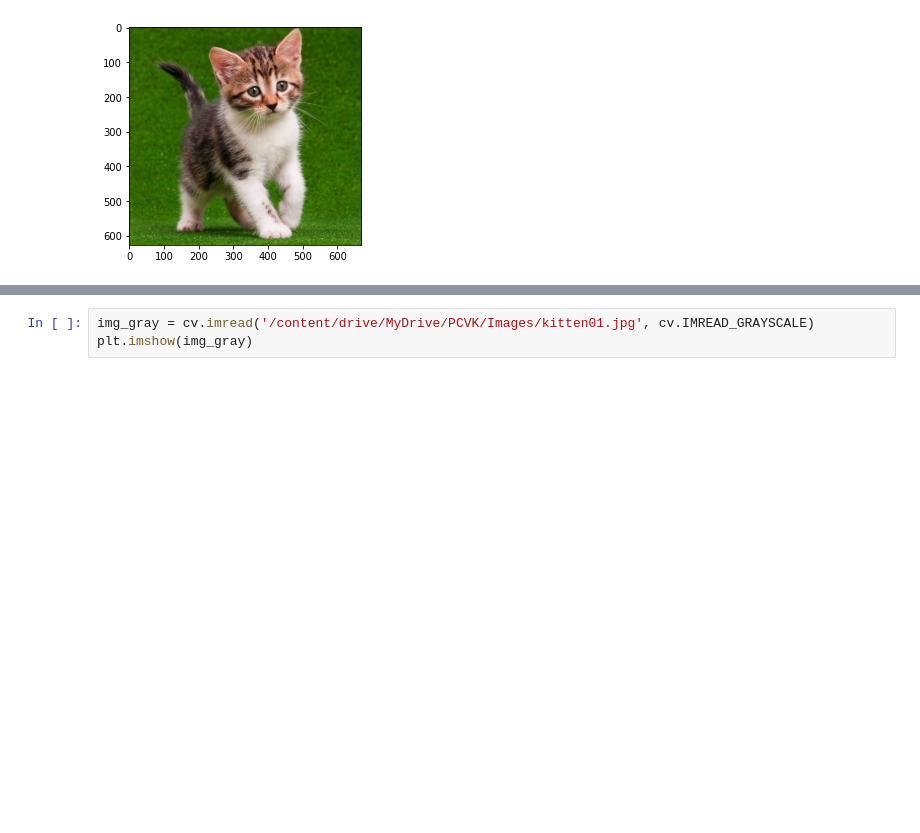
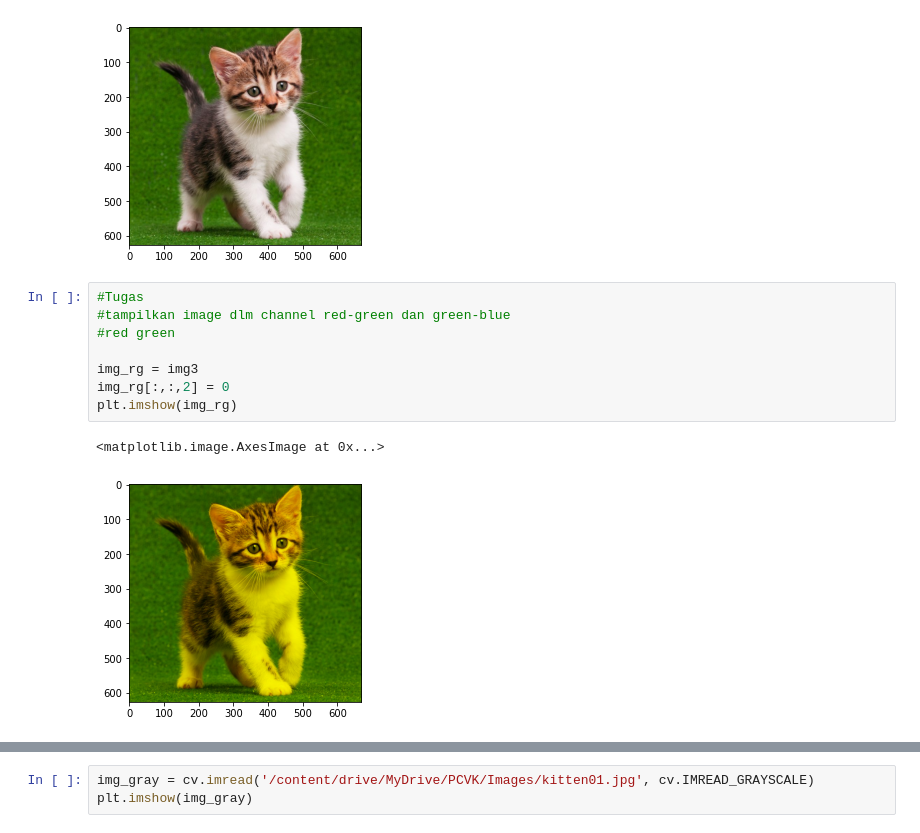
Before and after one commit to fatin28/PCVK_Genap_2022, a Jupyter notebook: Week2.ipynb, the cells around one changed output, grey strips where cells are left out. Saved outputs shown, nothing was run; the diff lists cells and outputs as text; blank space fills up the shorter version.

```diff
--- a/Week2.ipynb
+++ b/Week2.ipynb
@@ -25,3 +25,14 @@ plt.imshow(img3)
 # %% [output]
 <matplotlib.image.AxesImage at 0x...>
 [figure]
+# %%
+#Tugas
+#tampilkan image dlm channel red-green dan green-blue
+#red green
+
+img_rg = img3
+img_rg[:,:,2] = 0
+plt.imshow(img_rg)
+# %% [output]
+<matplotlib.image.AxesImage at 0x...>
+[figure, added]
```
Also changed, not shown: parts of 5 cells of this notebook.
